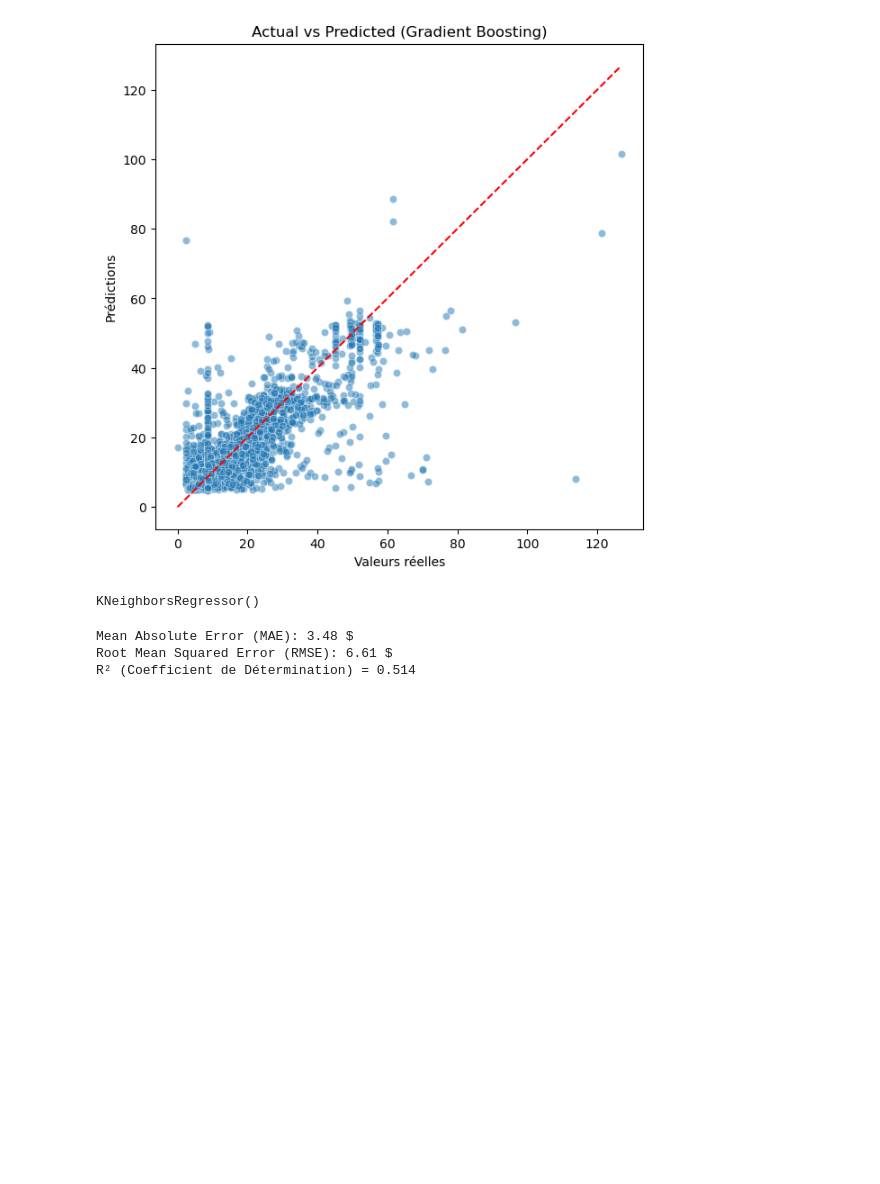
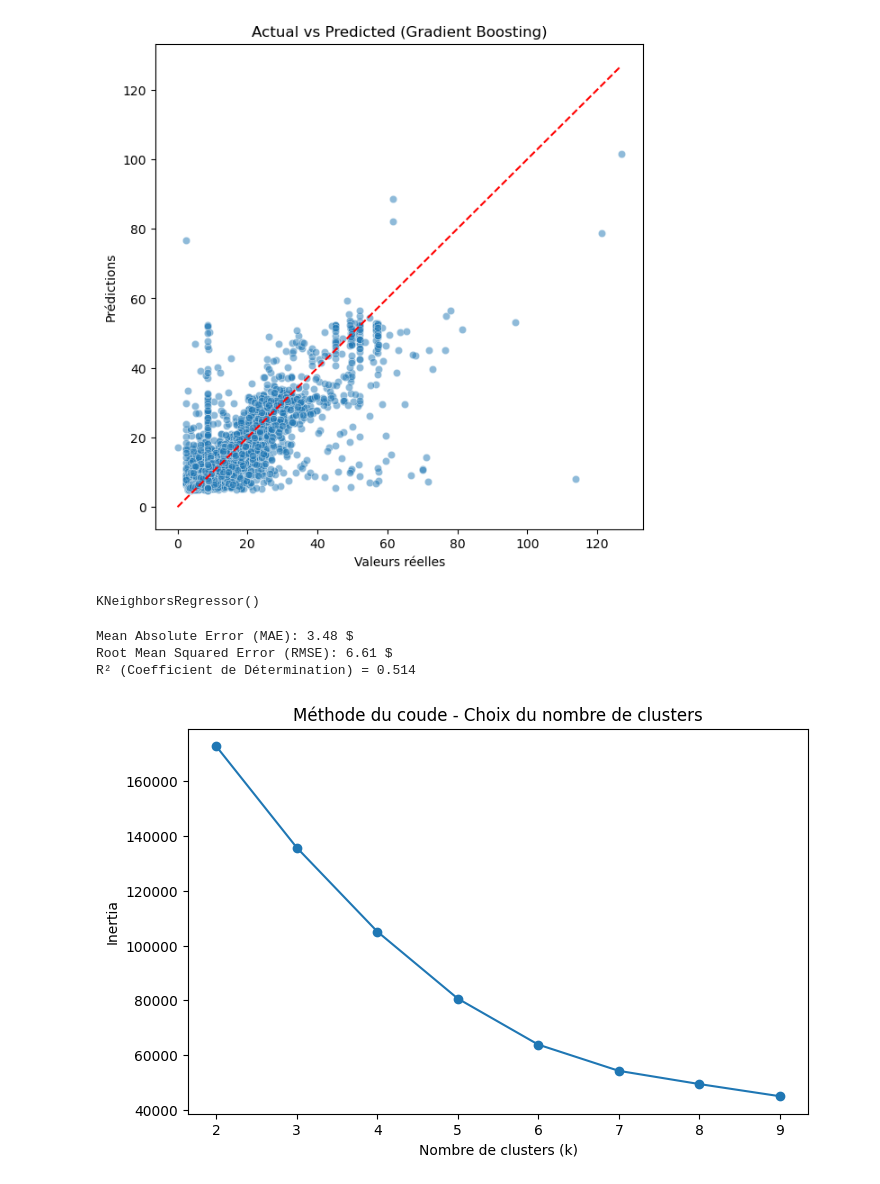
Before and after one commit to sarhanhamdi/ML_Project_Crisp-dm, a Jupyter notebook: 4. Modeling.ipynb, the cells around one changed output. Cells and saved outputs as stored; diff of their text form; code cells hidden in the pictures; blank space fills up the shorter version.

```diff
--- a/4. Modeling.ipynb
+++ b/4. Modeling.ipynb
@@ -239,3 +239,83 @@ print(f"R² (Coefficient de Détermination) = {r2:.3f}")
 Mean Absolute Error (MAE): 3.48 $
 Root Mean Squared Error (RMSE): 6.61 $
 R² (Coefficient de Détermination) = 0.514
+# %%
+import pandas as pd
+import matplotlib.pyplot as plt
+import seaborn as sns
+from sklearn.preprocessing import StandardScaler
+from sklearn.cluster import KMeans
+from sklearn.decomposition import PCA
+
+# Charger les données
+df = pd.read_csv("database_clean.csv")
+
+# Variables pertinentes pour le clustering
+features = ["distance_km", "fare_amount", "passenger_count", "pickup_hour", "is_weekend"]
+X = df[features]
+
+# Standardisation (très important pour KMeans)
+scaler = StandardScaler()
+X_scaled = scaler.fit_transform(X)
+
+# --------------------------
+# 1. Choix du nombre optimal de clusters (Méthode du coude / Elbow)
+# --------------------------
+inertia = []
+K = range(2, 10)  # tester de 2 à 9 clusters
+for k in K:
+    kmeans = KMeans(n_clusters=k, random_state=42, n_init=10)
+    kmeans.fit(X_scaled)
+    inertia.append(kmeans.inertia_)
+
+plt.figure(figsize=(8,5))
+plt.plot(K, inertia, marker="o")
+plt.title("Méthode du coude - Choix du nombre de clusters")
+plt.xlabel("Nombre de clusters (k)")
+plt.ylabel("Inertia")
+plt.show()
+
+# --------------------------
+# 2. Appliquer KMeans avec le nombre optimal (exemple k=4)
+# --------------------------
+k_optimal = 4  # tu peux changer après avoir vu le graphique
+kmeans = KMeans(n_clusters=k_optimal, random_state=42, n_init=10)
+df["cluster"] = kmeans.fit_predict(X_scaled)
+
+# --------------------------
+# 3. Visualisation simple (distance vs coût)
+# --------------------------
+plt.figure(figsize=(8,6))
+sns.scatterplot(x="distance_km", y="fare_amount", hue="cluster", data=df, palette="Set2", alpha=0.6)
+plt.title("Segmentation des trajets Uber (distance vs coût)")
+plt.xlabel("Distance (km)")
+plt.ylabel("Prix ($)")
+plt.legend(title="Cluster")
+plt.show()
+
+# --------------------------
+# 4. Réduction dimensionnelle avec PCA pour visualiser en 2D
+# --------------------------
+pca = PCA(n_components=2)
+X_pca = pca.fit_transform(X_scaled)
+
+df_pca = pd.DataFrame(X_pca, columns=["PC1", "PC2"])
+df_pca["cluster"] = df["cluster"]
+
+plt.figure(figsize=(8,6))
+sns.scatterplot(x="PC1", y="PC2", hue="cluster", data=df_pca, palette="Set1", alpha=0.7)
+plt.title("Visualisation des clusters avec PCA")
+plt.show()
+
+# --------------------------
+# 5. Analyse des clusters
+# --------------------------
+cluster_summary = df.groupby("cluster")[features].mean()
+print("Moyenne des variables par cluster :")
+print(cluster_summary)
+
+# Variance expliquée par PCA
+print("Variance expliquée par chaque composante :", pca.explained_variance_ratio_)
+print("Variance totale expliquée :", pca.explained_variance_ratio_.sum())
+# %% [output]
+[figure, added]
```
Also changed, not shown: parts of 1 cell of this notebook.
